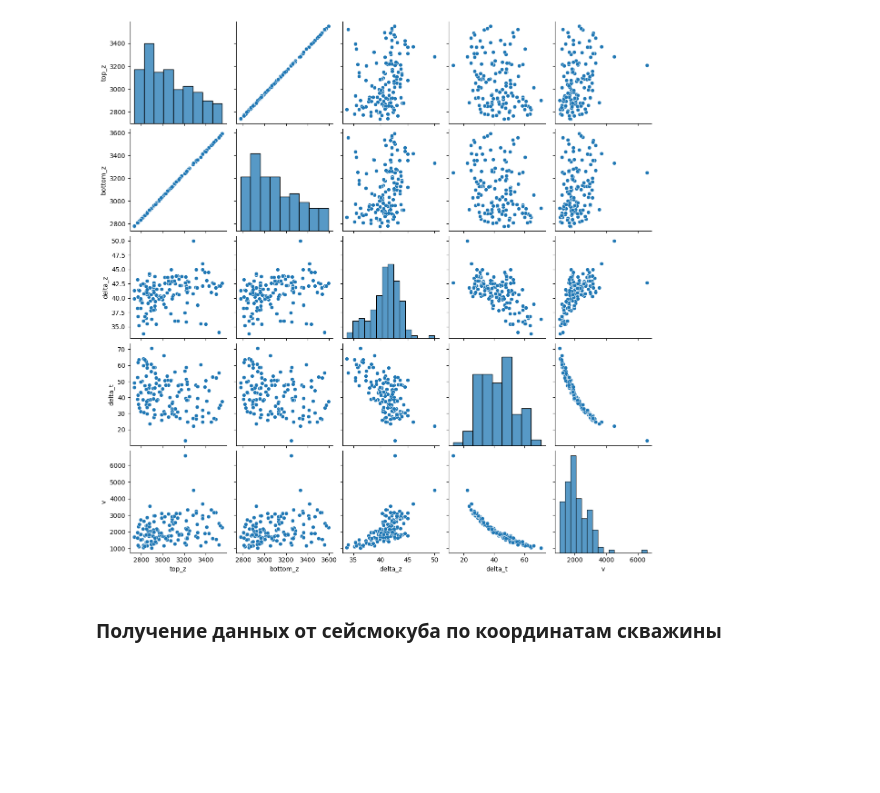
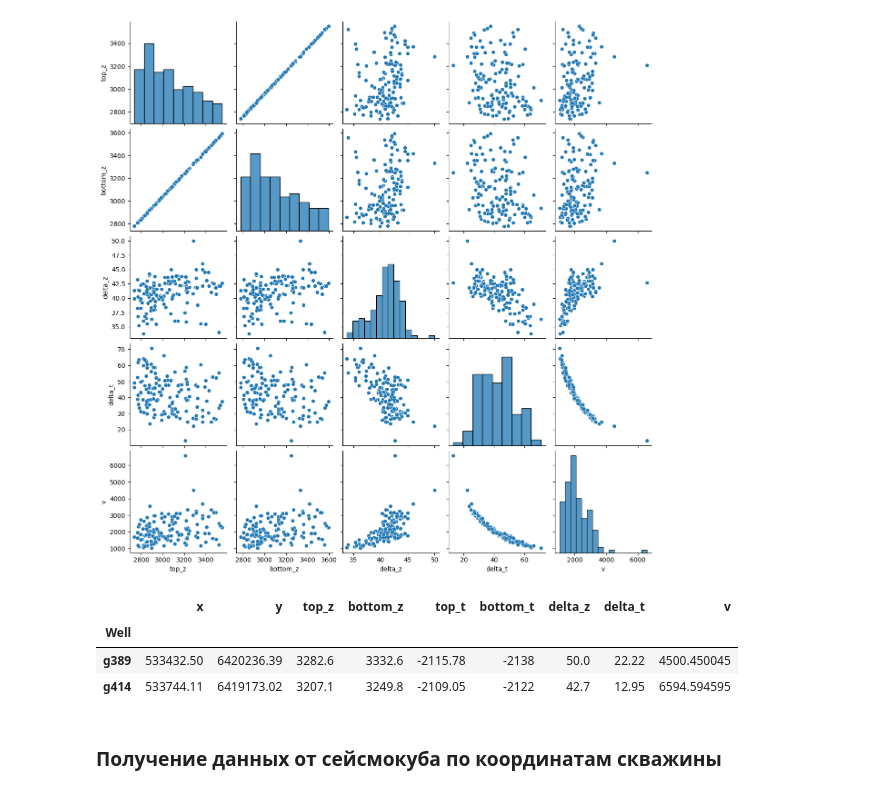
Before and after one commit to AnastasiaButus/Interpolation-of-logging-curves, a Jupyter notebook: 1__Preproc_data/Seism_analise/Seism_and_Gis.ipynb, the cells around one changed output. Saved outputs shown, nothing was run; the diff lists cells and outputs as text; code cells hidden in the pictures; blank space fills up the shorter version.

```diff
--- a/1__Preproc_data/Seism_analise/Seism_and_Gis.ipynb
+++ b/1__Preproc_data/Seism_analise/Seism_and_Gis.ipynb
@@ -53,3 +53,10 @@ df_info
 | g581 | 531045.18 | 6413167.76 | 3522.7 | 3556.7 | -2140.61 | -2196 | 34.0 | 55.39 | 1227.658422 |
 135 rows × 9 columns
 [figure]
+# %%
+df_info[(df_info["v"]>4000)]
+# %% [output]
+|  | x | y | top_z | bottom_z | top_t | bottom_t | delta_z | delta_t | v |
+| Well |  |  |  |  |  |  |  |  |  |
+| g389 | 533432.50 | 6420236.39 | 3282.6 | 3332.6 | -2115.78 | -2138 | 50.0 | 22.22 | 4500.450045 |
+| g414 | 533744.11 | 6419173.02 | 3207.1 | 3249.8 | -2109.05 | -2122 | 42.7 | 12.95 | 6594.594595 |
```
Also changed, not shown: parts of 3 cells of this notebook, 4 other files.
